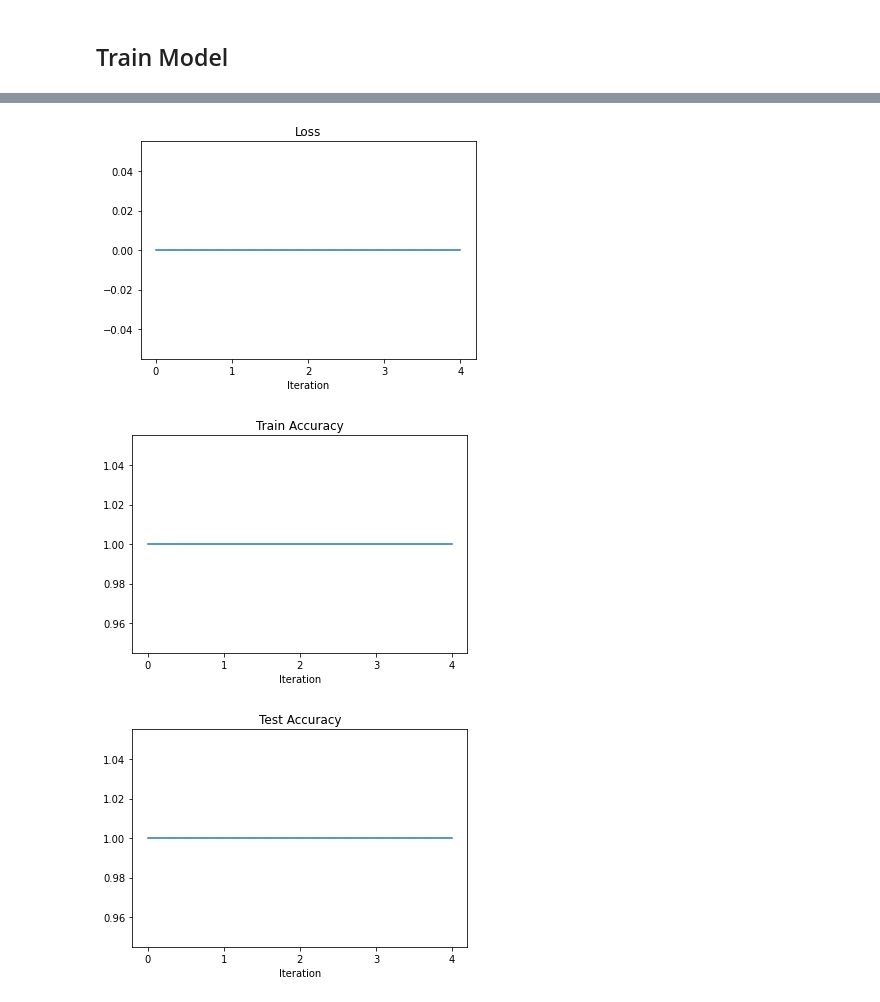
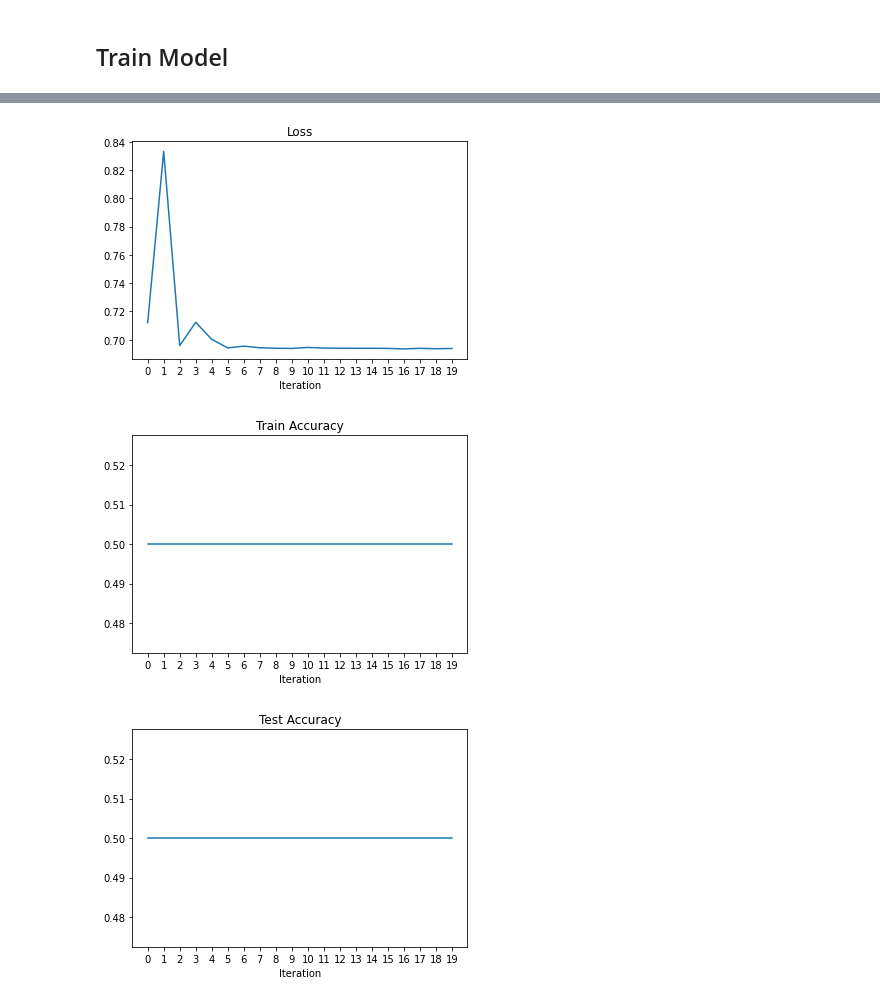
Before and after one commit to msbutler/cs205final, a Jupyter notebook: semi_supervised.ipynb, the cells around one changed output, grey strips where cells are left out. Drawn from its saved outputs; the diff is of its cells as text; code cells hidden in the pictures.

```diff
--- a/semi_supervised.ipynb
+++ b/semi_supervised.ipynb
@@ -149,8 +148,8 @@ def flatten_layer(x):
 # relu
 relu = lambda x: tf.nn.relu(features=x)
 
-# softmax
-softmax = lambda x: tf.nn.softmax(logits=x)
+# sigmoid
+sigmoid = lambda x: tf.nn.sigmoid(x)
 
 # batch norm
 batch_norm = lambda x: tf.layers.batch_normalization(x)
@@ -203,8 +202,7 @@ def toy_model(x):
     fc1 = relu(fc1)
 
     fc2 = fully_connected_layer(fc1, [64, 1])
-    out = softmax(fc2)
 
-    return out
+    return fc2
 # %%
 def sharpen(p):
@@ -255,6 +255,7 @@ w_unlabeled = 100.
 # run model with placeholder tensors (feed forward pass)
 pred_x = toy_model(x)
 pred_u_raw = toy_model(u)
+pred_u_raw = sigmoid(pred_u_raw)
 
 # calculate guess labels for unlabeled images
 pred_u = generate_guess_label(pred_u_raw, k) # average predictions across same unlabelled images
@@ -263,19 +264,20 @@ pred_u = generate_guess_label(pred_u_raw, k) # average predictions across same u
 pred_u = sharpen(pred_u)
 
 # define loss
-cross_entropy = tf.nn.softmax_cross_entropy_with_logits(logits=pred_x, labels=y)
+cross_entropy = tf.losses.sigmoid_cross_entropy(logits=pred_x, multi_class_labels=y)
 labeled_loss = tf.reduce_mean(cross_entropy)
 unlabeled_loss = tf.nn.l2_loss(pred_u - pred_u_raw)
 cost = labeled_loss + w_unlabeled*unlabeled_loss
 
 # define accuracy
-pred_correct = tf.equal(tf.argmax(pred_x, 1), tf.argmax(y, 1))
+pred_x_class = tf.round(sigmoid(pred_x))
+pred_correct = tf.equal(pred_x_class, tf.cast(y, tf.float32))
 accuracy = tf.reduce_mean(tf.cast(pred_correct, tf.float32))
 
 # define optimizer
-optimizer = tf.train.AdamOptimizer(learning_rate=1e-4).minimize(cost)
+optimizer = tf.train.AdamOptimizer(learning_rate=1e-3).minimize(cost)
 
 # initialize variables
 init = tf.global_variables_initializer()
-training_iters = 5
-batch_size = 4 #len(train_idx)
+training_iters = 200
+batch_size = 10 #len(train_idx)
@@ -334,17 +318,21 @@ with tf.Session() as sess:
         ave_loss = loss_total/num_batches
         ave_acc = acc_total/num_batches
 
-        print("Iter " + str(i) + ", Loss= " + \
-                      "{:.6f}".format(ave_loss) + ", Training Accuracy= " + \
-                      "{:.5f}".format(ave_acc))
 
         # Calculate accuracy for all test images
-        test_acc,valid_loss = sess.run([accuracy,cost],
+        valid_loss, test_acc = sess.run([cost, accuracy],
                                 feed_dict={x: data_img[label_test_idx,:,:,:], u: unlabeled_img[unlabel_test_idx,:,:,:], y : test_labels})
+
         train_loss.append(ave_loss)
         test_loss.append(valid_loss)
         train_accuracy.append(ave_acc)
         test_accuracy.append(test_acc)
-        print("Testing Accuracy:","{:.5f}".format(test_acc))
+
+        if i%10 == 0:
+            print("Iter " + str(i) + ", Loss= " + \
+                  "{:.6f}".format(ave_loss) + ", Training Accuracy= " + \
+                  "{:.5f}".format(ave_acc) + ", Testing Accuracy= " + \
+                  "{:.5f}".format(test_acc))
+
     summary_writer.close()
 # %% [output]
@@ -361,11 +359,10 @@ Testing Accuracy: 1.00000
 # %%
-for title, data in {"Loss":train_loss,"Train Accuracy": train_accuracy, "Test Accuracy": test_accuracy}.items():
+for title, data in {"Loss": train_loss,"Train Accuracy": train_accuracy, "Test Accuracy": test_accuracy}.items():
     plt.plot(data)
     plt.title(title)
     plt.xlabel('Iteration')
-    plt.xticks(range(training_iters))
     plt.show()
 # %% [output]
-[figure, old version]
+[figure, new version]
-[figure, old version]
+[figure, new version]
-[figure, old version]
+[figure, new version]
```
Also changed, not shown: parts of 7 cells of this notebook.
